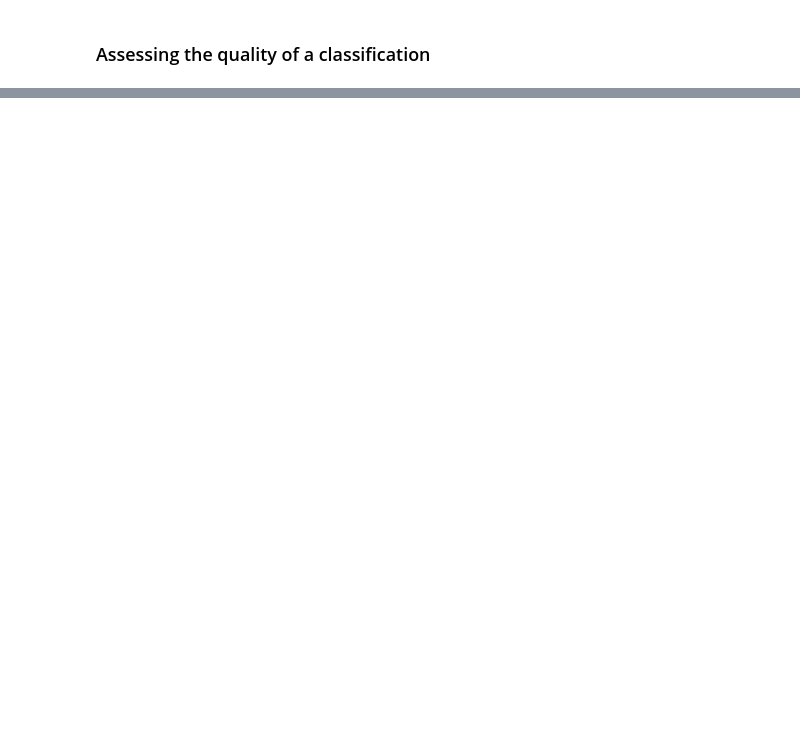
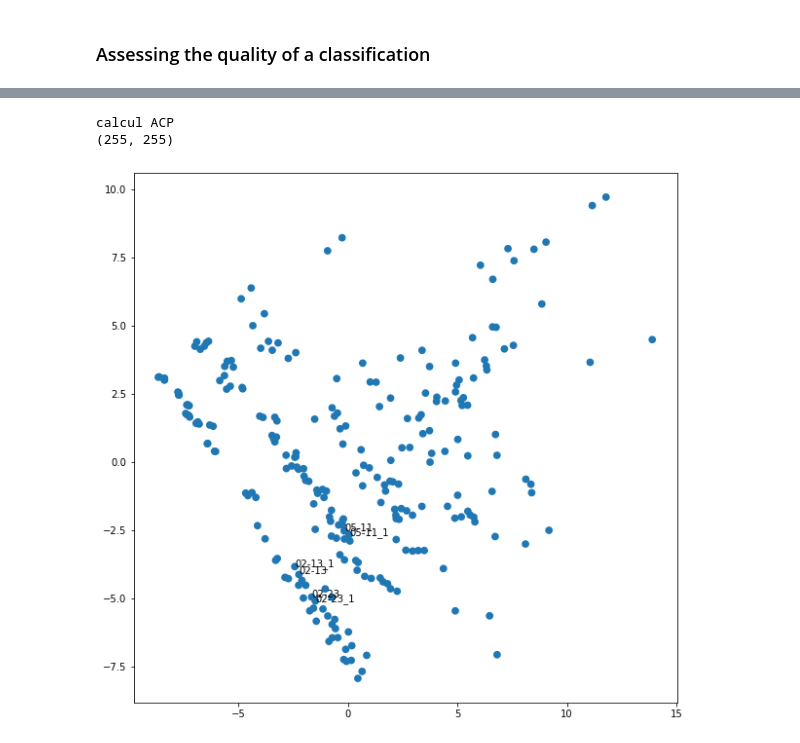
Before and after one commit to atomegoyan/template_jdh, a Jupyter notebook: author_guideline_template.ipynb, the cells around one changed output, grey strips where cells are left out. Cells and saved outputs as stored; diff of their text form; code cells hidden in the pictures; blank space fills up the shorter version.

```diff
--- a/author_guideline_template.ipynb
+++ b/author_guideline_template.ipynb
@@ -79,0 +265,11 @@ display(Image(r"latex+images+python\img\jo33.jpg",height=200), metadata=metadata
+# %%
+matx_occurrences: pd.DataFrame = pd.read_csv(os.path.join(path_to_data, "comptage_1882_corr.csv"), sep=";",
+                                             encoding="utf-8", header=0).set_index("Unnamed: 0")
+matx_occurrences.loc[:, "total"] = matx_occurrences.sum(axis=1)
+matx_occurrences = matx_occurrences.sort_values(by="total", ascending=False)
+matx_occurrences = matx_occurrences.loc[matx_occurrences.total > 50, :].drop("total", axis=1).fillna(0)
+matx_occurrences = matx_occurrences.transpose()
+proximity = MinMaxScaler().fit_transform(matx_occurrences)
+
+caption_content = "table 4:frequency matrix"
+display(matx_occurrences.iloc[:5,:5].style.set_caption(caption_content),metadata={"jdh":{"object":{"source": [caption_content]}}})
@@ -79,0 +312,19 @@ display(Image(r"latex+images+python\img\jo33.jpg",height=200), metadata=metadata
+# %%
+print("calcul ACP")
+pca = PCA()
+XP = pca.fit_transform(proximity)
+print(XP.shape)
+#print("variance expliquée", pca.explained_variance_ratio_)
+features: List[str] = [date[5:] for date in matx_occurrences.index]
+#print("features", features)
+for axe in range(1):
+    plt.figure(figsize=(10, 10))
+    plt.scatter(XP[:, 2 * axe], XP[:, 2 * axe + 1], edgecolors="none", marker="o", cmap="tab10",
+                s=60)
+    for j, feature in enumerate(features):
+        if feature in ["02-23", "05-11", "02-13", "02-23_1", "05-11_1", "02-13_1"]:
+            plt.annotate(xy=(XP[j, 2 * axe] + 0.01, XP[j, 2 * axe + 1]), s=feature)
+# %% [output]
+calcul ACP
+(255, 255)
+[figure, added]
```
Also changed, not shown: parts of 22 cells of this notebook.
